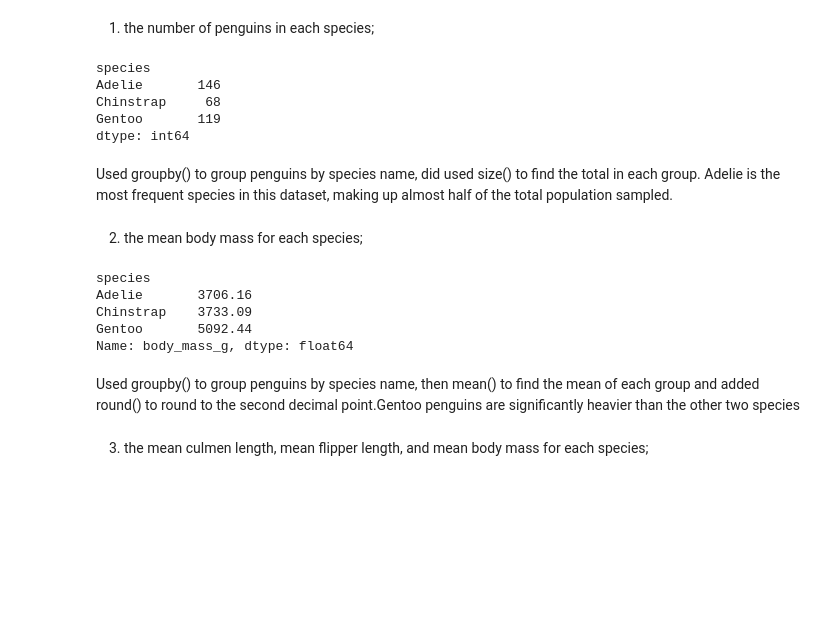
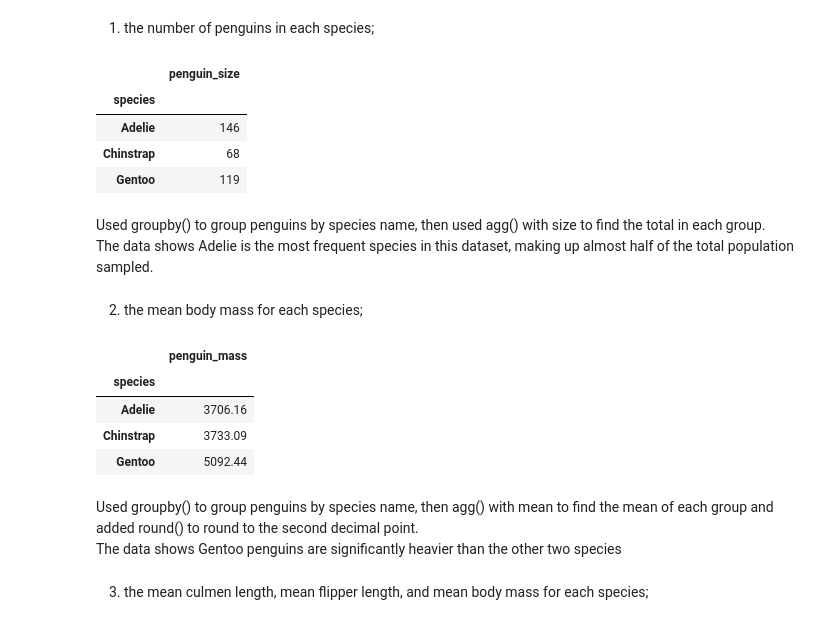
Before and after one commit to Alhassaned3/Data-Science-Phase-I, a Jupyter notebook: ADS HW 1.ipynb, the cells around one changed output. Saved outputs shown, nothing was run; the diff lists cells and outputs as text; code cells hidden in the pictures; blank space fills up the shorter version.

```diff
--- a/ADS HW 1.ipynb
+++ b/ADS HW 1.ipynb
@@ -603,28 +535,34 @@ clean_df[["species", "island", "sex", "flipper_length_mm", "body_mass_g"]].sort_
     displayed means to two decimal places.
 # %% [markdown]
 1. the number of penguins in each species;
-# %%
-clean_df.groupby("species").size()
-# %% [output]
-species
-Adelie       146
-Chinstrap     68
-Gentoo       119
-dtype: int64
+# %%
+clean_df.groupby("species").agg(
+    penguin_size = ("species", "size")
+)
+# %% [output]
+|  | penguin_size |
+| species |  |
+| Adelie | 146 |
+| Chinstrap | 68 |
+| Gentoo | 119 |
 # %% [markdown]
-Used groupby() to group penguins by species name, did used size() to find the total in each group. Adelie is the most frequent species in this dataset, making up almost half of the total population sampled.
+Used groupby() to group penguins by species name, then used agg() with size to find the total in each group.
+The data shows Adelie is the most frequent species in this dataset, making up almost half of the total population sampled.
 # %% [markdown]
 2. the mean body mass for each species;
 # %%
-clean_df.groupby("species")["body_mass_g"].mean().round(2)
+clean_df.groupby("species").agg(
+    penguin_mass = ("body_mass_g", "mean")
+).round(2)
 # %% [output]
-species
-Adelie       3706.16
-Chinstrap    3733.09
-Gentoo       5092.44
-Name: body_mass_g, dtype: float64
+|  | penguin_mass |
+| species |  |
+| Adelie | 3706.16 |
+| Chinstrap | 3733.09 |
+| Gentoo | 5092.44 |
 # %% [markdown]
-Used groupby() to group penguins by species name, then mean() to find the mean of each group and added round() to round to the second decimal point.Gentoo penguins are significantly heavier than the other two species
+Used groupby() to group penguins by species name, then agg() with mean to find the mean of each group and added round() to round to the second decimal point.
+The data shows Gentoo penguins are significantly heavier than the other two species
 # %% [markdown]
 3. the mean culmen length, mean flipper length, and mean body mass for each species;
 # %%
```
Also changed, not shown: parts of 36 cells of this notebook.
